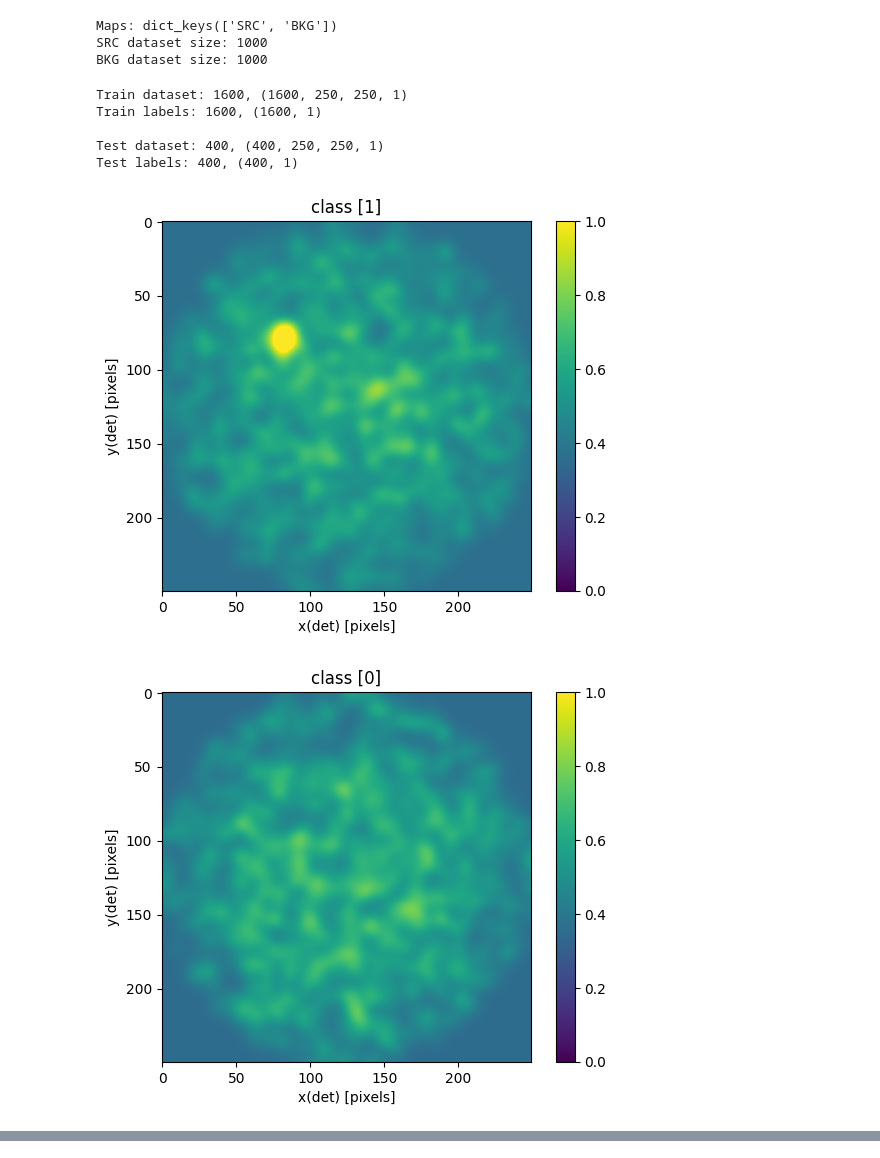
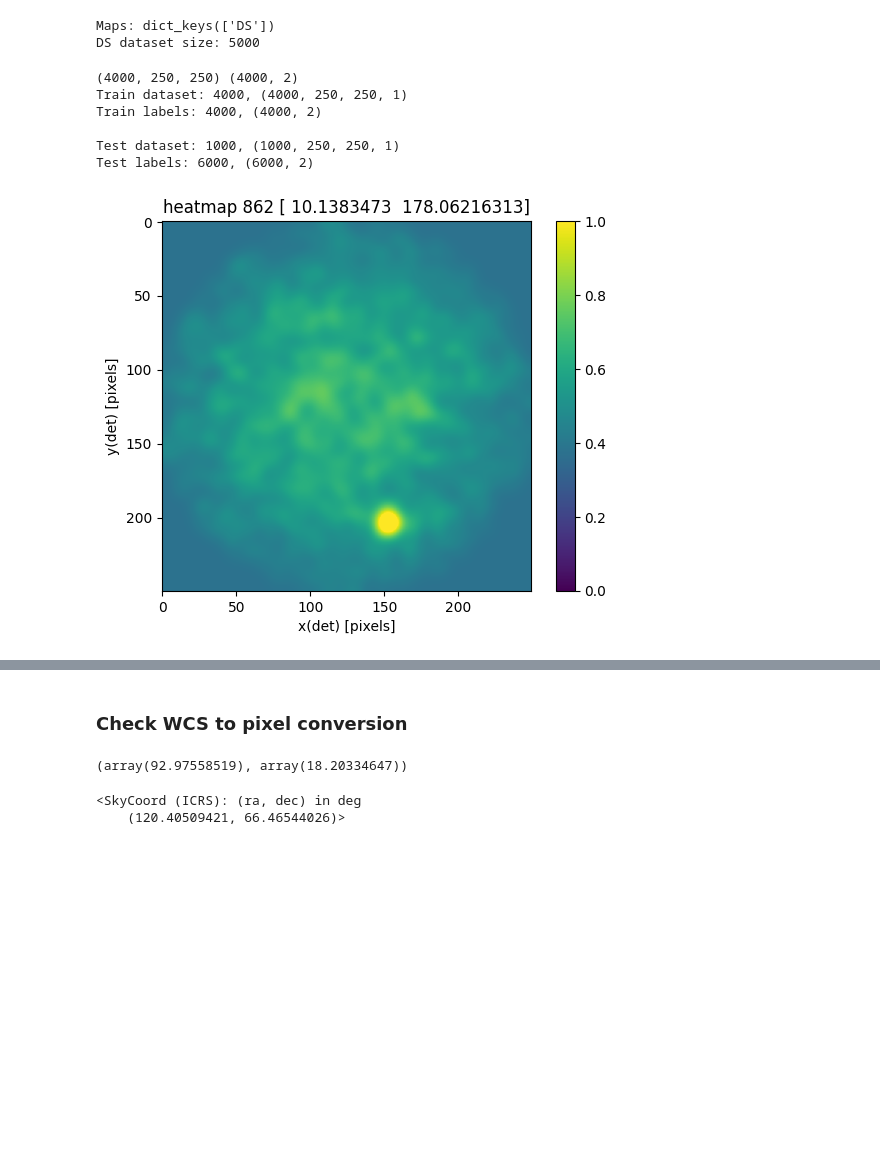
Before and after one commit to ambra-dipiano/astroAI, a Jupyter notebook: astroai/notebooks/cnn-regressor.ipynb, the cells around one changed output, grey strips where cells are left out. Saved outputs shown, nothing was run; the diff lists cells and outputs as text; code cells hidden in the pictures; blank space fills up the shorter version.

```diff
--- a/astroai/notebooks/cnn-regressor.ipynb
+++ b/astroai/notebooks/cnn-regressor.ipynb
@@ -5,43 +5,39 @@ from os import listdir
 from os.path import join, isfile
 
 # info tables
-infotable = f'/data01/homes/dipiano/E4/irf_random/crab/sim/merged_data.dat'
+infotable = f'/data01/homes/dipiano/E4/irf_random/crab/map_10s_5sgm/merged_simulator_data.dat'
 
 # dataset
-mapsname = '/data01/homes/dipiano/E4/z60_NLST/detection_50s_5sgm_1000sz.npy'
+mapsname = '/data01/homes/dipiano/E4/irf_random/crab/regression_5sgm_5000sz.npy'
 ds = np.load(mapsname, allow_pickle=True, encoding='latin1', fix_imports=True).flat[0]
 print(f"Maps: {ds.keys()}")
-print(f"SRC dataset size: {len(ds['SRC'])}")
-print(f"BKG dataset size: {len(ds['BKG'])}")
+print(f"DS dataset size: {len(ds['DS'])}")
 # %% [output]
-Maps: dict_keys(['SRC', 'BKG'])
-SRC dataset size: 1000
-BKG dataset size: 1000
+Maps: dict_keys(['DS'])
+DS dataset size: 5000
-# %%
-from astroai.tools.utils import split_dataset
-
-train_data, train_labels, test_data, test_labels = split_dataset(ds, split=80, reshape=True, binning=250)
-
-print(f"Train dataset: {len(train_data)}, {train_data.shape}")
-print(f"Train labels: {len(train_labels)}, {train_labels.shape}")
-print(f"\nTest dataset: {len(test_data)}, {test_data.shape}")
-print(f"Test labels: {len(test_labels)}, {test_labels.shape}")
-
-assert all(train_labels[:int(len(train_labels)/2)]) == 1
-assert all(train_labels[int(len(train_labels)/2):]) == 0
-assert all(test_labels[:int(len(test_labels)/2)]) == 1
-assert all(test_labels[int(len(test_labels)/2):]) == 0
-# %% [output]
-Train dataset: 1600, (1600, 250, 250, 1)
-Train labels: 1600, (1600, 1)
-
-Test dataset: 400, (400, 250, 250, 1)
-Test labels: 400, (400, 1)
+# %%
+from astroai.tools.utils import split_regression_dataset
+
+train_data, train_labels, test_data, test_labels = split_regression_dataset(ds, infotable, split=80, reshape=True, binning=250)
+
+print(f"Train dataset: {len(train_data)}, {train_data.shape}")
+print(f"Train labels: {len(train_labels)}, {train_labels.shape}")
+print(f"\nTest dataset: {len(test_data)}, {test_data.shape}")
+print(f"Test labels: {len(test_labels)}, {test_labels.shape}")
+# %% [output]
+(4000, 250, 250) (4000, 2)
+Train dataset: 4000, (4000, 250, 250, 1)
+Train labels: 4000, (4000, 2)
+
+Test dataset: 1000, (1000, 250, 250, 1)
+Test labels: 6000, (6000, 2)
 # %%
 from astroai.tools.utils import plot_heatmap
 
-plot_heatmap(train_data[0], title=f'class {train_labels[0]}', show=True, save=False, save_name=None)
-plot_heatmap(train_data[-1], title=f'class {train_labels[-1]}', show=True, save=False, save_name=None)
+idx = np.random.choice(range(len(train_data)))
+plot_heatmap(train_data[idx], title=f'heatmap {idx} {train_labels[idx]}', show=True, save=False, save_name=None)
+
+info = pd.read_csv(infotable, sep=' ', header=0).sort_values(by=['seed'])
+info[info['seed']==idx]
 # %% [output]
-[figure, old version]
+[figure, new version]
-[figure, removed]
@@ -60,0 +46,17 @@ model.summary()
+# %% [markdown]
+### Check WCS to pixel conversion
+# %%
+from astroai.tools.utils import *
+
+row = info[info['seed']==idx]
+w = set_wcs(point_ra=row['point_ra'].values[0], point_dec=row['point_dec'].values[0], point_ref=250/2+0.5, pixelsize=row['fov'].values[0]/250)
+x, y = w.world_to_pixel(SkyCoord(row['source_ra'].values[0], row['source_dec'].values[0], unit='deg'))
+x, y
+# %% [output]
+(array(92.97558519), array(18.20334647))
+# %%
+sky = w.pixel_to_world(x, y)
+sky
+# %% [output]
+<SkyCoord (ICRS): (ra, dec) in deg
+    (120.40509421, 66.46544026)>
```
Also changed, not shown: parts of 2 cells of this notebook, 1 other file.
